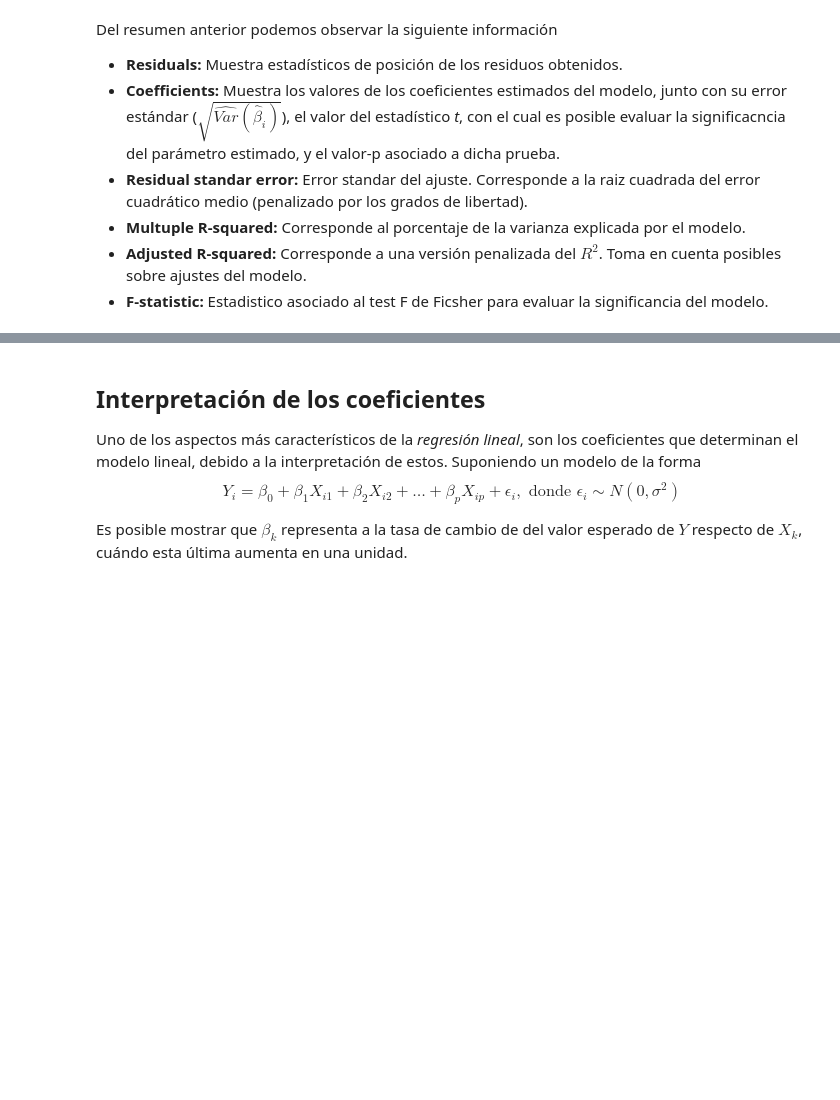
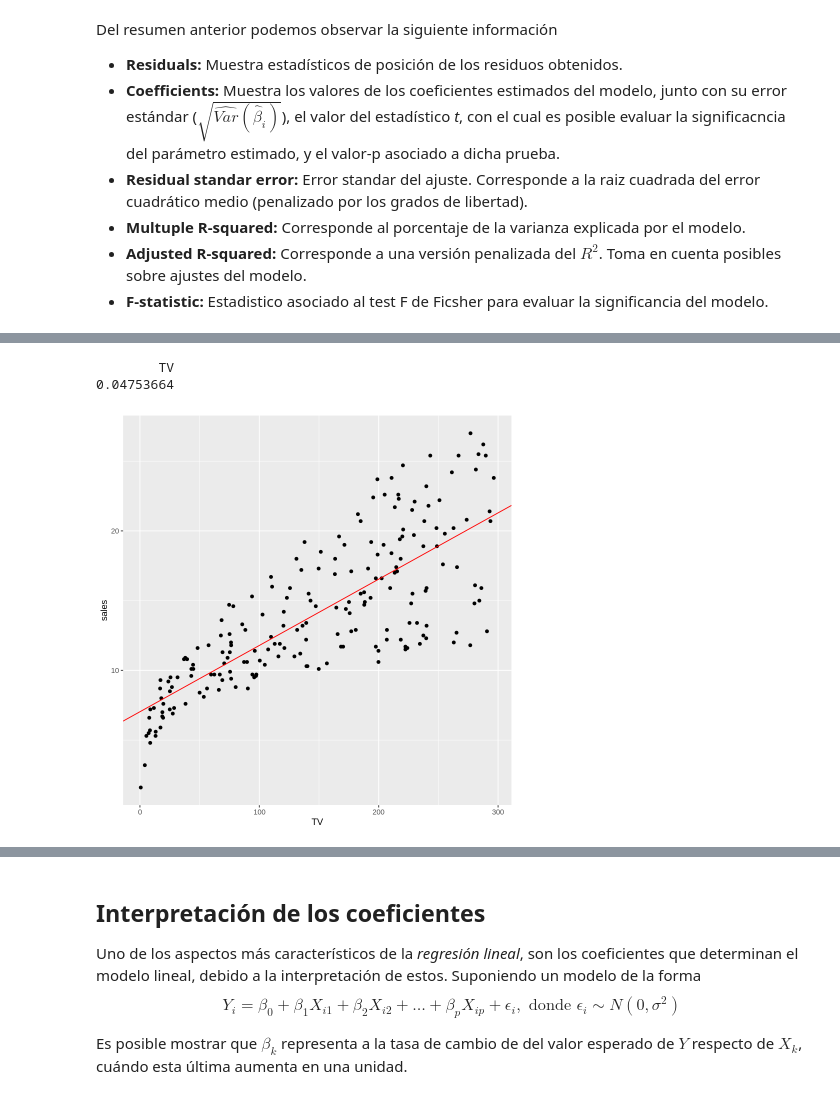
Before and after one commit to rodrigo-coco-espinoza/Introduccion_a_ciencia_de_datos_R_v2, a Jupyter notebook: Clases/Clase7/Clase7_1_Regresion_lineal_en_r.ipynb, the cells around one changed output, grey strips where cells are left out. Saved outputs shown, nothing was run; the diff lists cells and outputs as text; code cells hidden in the pictures; blank space fills up the shorter version.

```diff
--- a/Clases/Clase7/Clase7_1_Regresion_lineal_en_r.ipynb
+++ b/Clases/Clase7/Clase7_1_Regresion_lineal_en_r.ipynb
@@ -80,0 +225,14 @@ Del resumen anterior podemos observar la siguiente información
+# %%
+mod2$coefficients[2]
+# %% [output]
+        TV
+0.04753664
+# %%
+# ¿Cómo podemos agregar la recta predicha al gráfico  de dispersión?
+ventas %>%
+  ggplot() +
+  aes(x = TV, y =sales) +
+  geom_point() +
+  geom_abline(slope = mod2$coefficients[2], intercept = mod2$coefficients[1], color = "red" )
+# %% [output]
+[figure, added]
```
Also changed, not shown: parts of 32 cells of this notebook.
